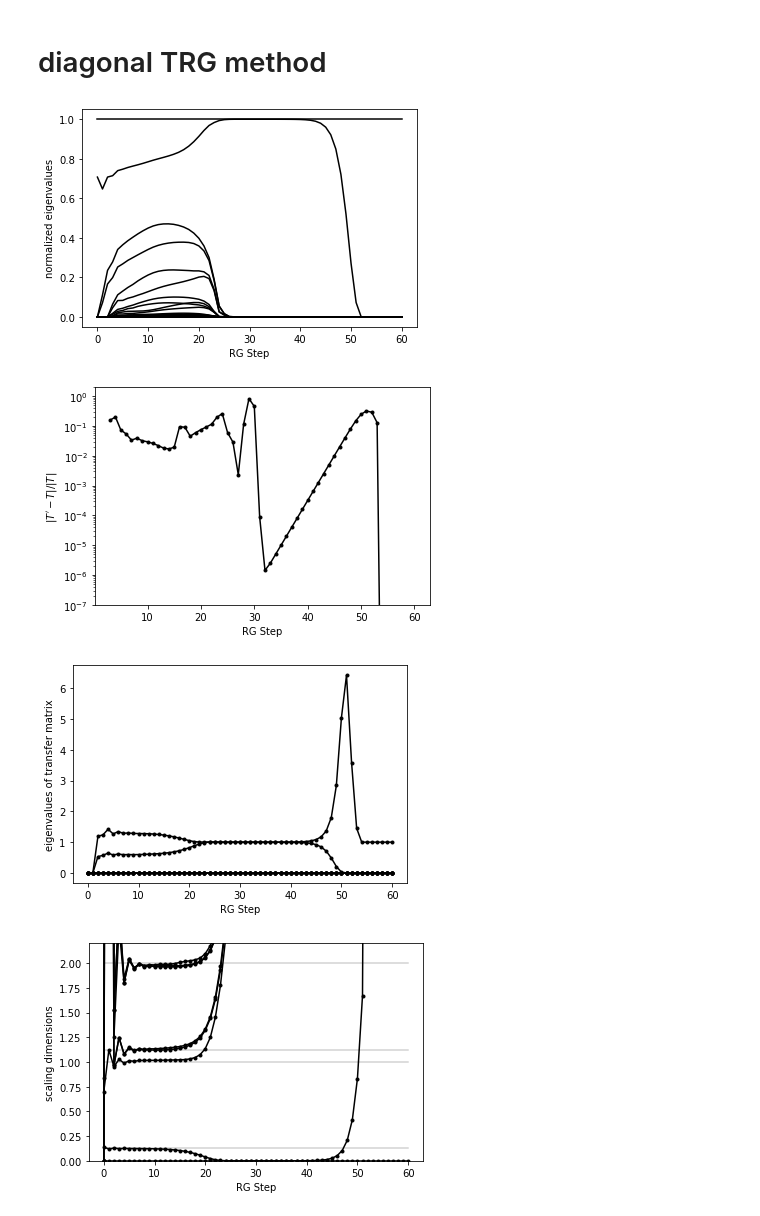
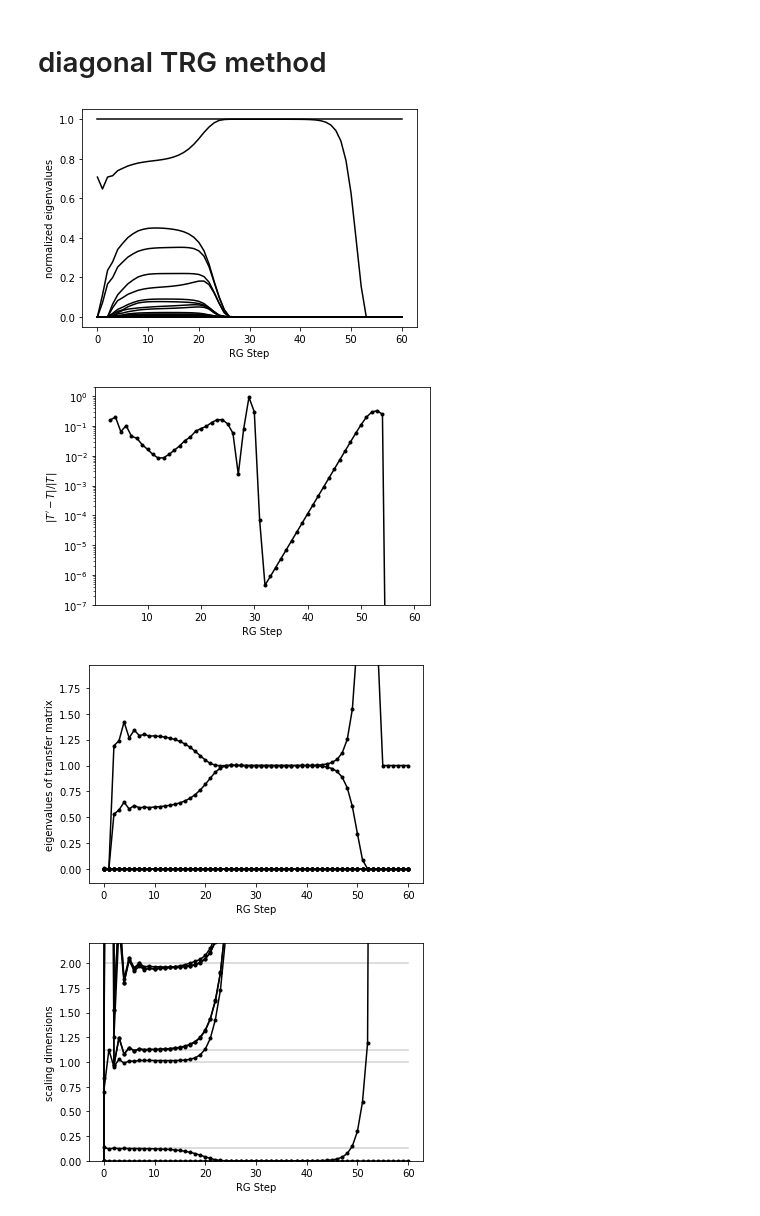
Before and after one commit to fangzhangmnm/TensorRenormalizationGroup, a Jupyter notebook: GILT.ipynb, the cells around one changed output. Cells and saved outputs as stored; diff of their text form; code cells hidden in the pictures.

```diff
--- a/GILT.ipynb
+++ b/GILT.ipynb
@@ -223,32 +277,33 @@ TypeError: expected non-empty vector for x
 # %%
 options={
     'nLayers':60,
     'max_dim':12,
     'gilt_enabled':True,
-    'gilt_eps':5e-8,
-    'gilt_nIter':2,
+    'gilt_eps':8e-7,
+    'gilt_nIter':1,
+    'gilt_TRG_method':'A',
 }
 gilt_options=GILT_options(**{k[5:]:v for k,v in options.items() if k[:5]=='gilt_'})
 
 
 #critical beta: 0.44068679350977147
 params={'beta':.4409}
 #params={'beta':0.44068679350977147}#critical
 model=Ising2D(params)
 
 
 
 Ts,logNorms=evolve_TRG_GILT_2D(model.get_T0(),
                                nLayers=options['nLayers'],max_dim=options['max_dim'],
                                options=gilt_options,
                                return_layers=True)
 show_effective_rank(Ts)
 show_diff(Ts)
 curve=show_scaling_dimensions(Ts,loop_length=2,reference_scaling_dimensions=[0.125,1,1.125,2],reference_center_charge=.5)
 # two_pass seems give higher cT: one_pass=.440606 two_pass=.440618 ref=.440686 max_dim=8
 # not spliting insertion greatly changes cT: one_pass=.440298 two_pass=.440803 max_dim=8
 # %% [output]
-[figure, old version]
+[figure, new version]
-[figure, old version]
+[figure, new version]
-[figure, old version]
+[figure, new version]
-[figure, old version]
+[figure, new version]
```
Also changed, not shown: parts of 10 cells of this notebook, 3 other files.
